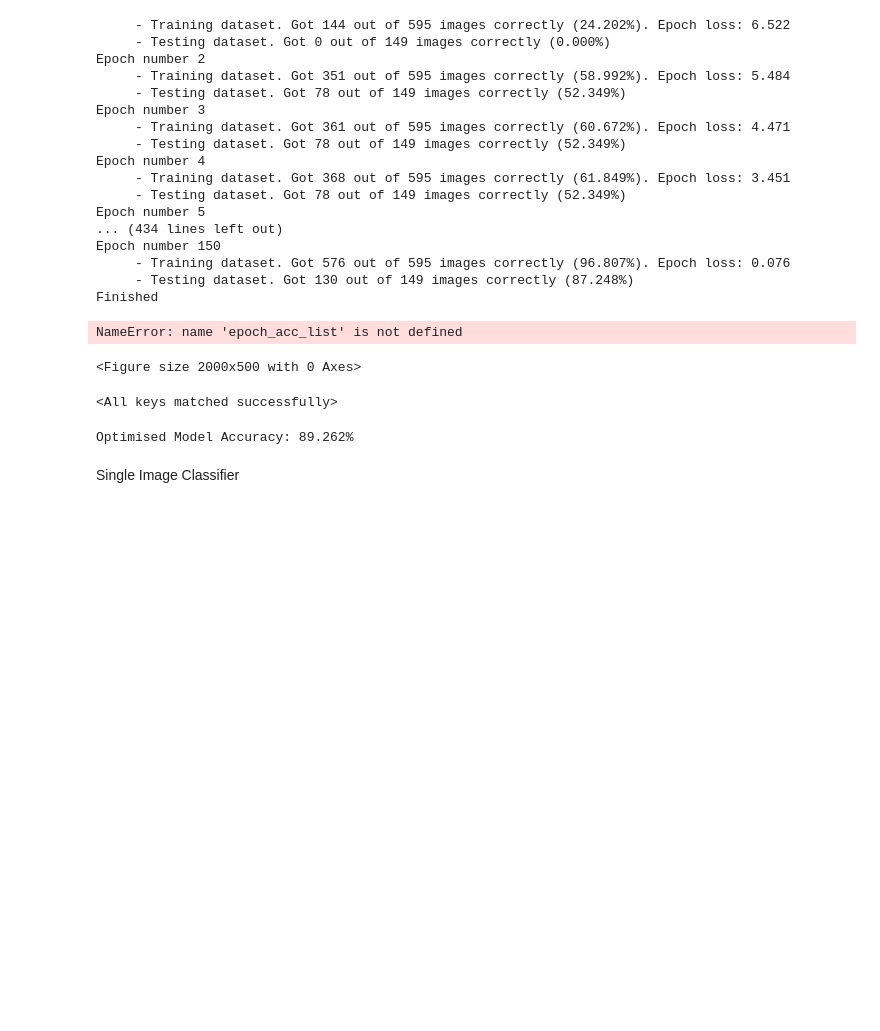
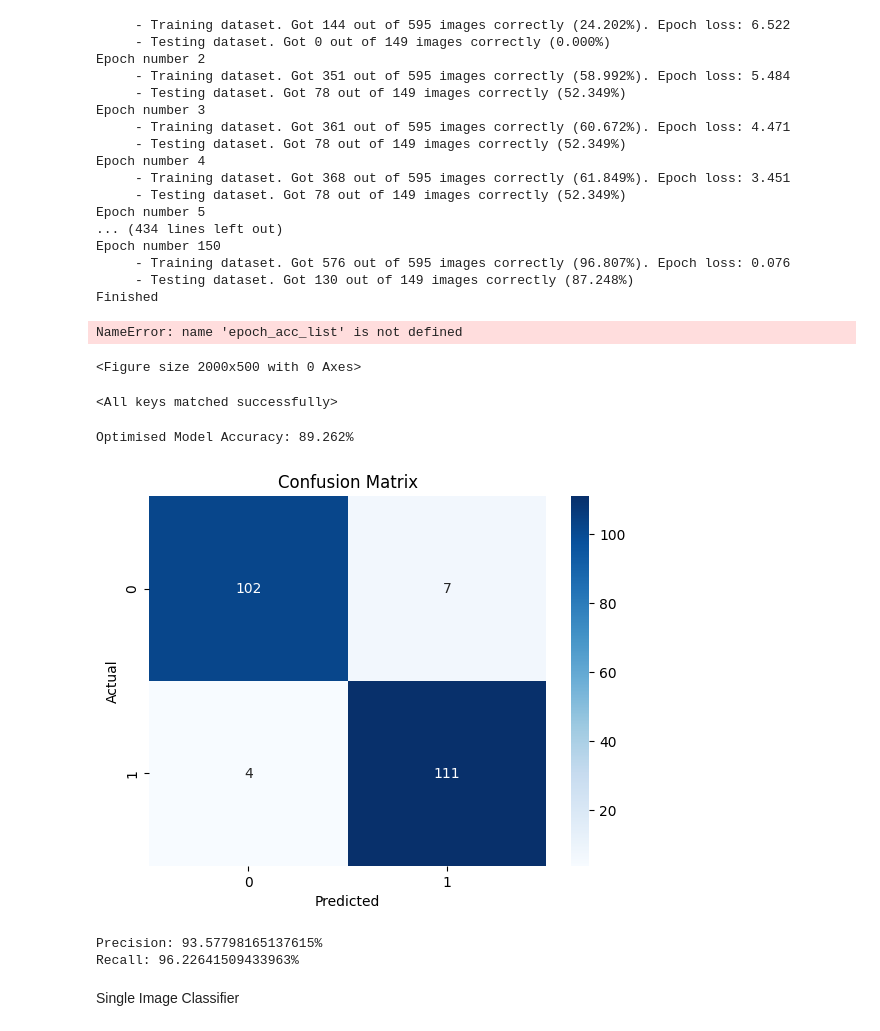
Before and after one commit to fzfzzfzzzfzzzz/IRC-breaking-bone, a Jupyter notebook: Efficientnet-b0.ipynb, the cells around one changed output. Cells and saved outputs as stored; diff of their text form; code cells hidden in the pictures; blank space fills up the shorter version.

Commit message:
Add gradcam and model diagnostics

```diff
--- a/Efficientnet-b0.ipynb
+++ b/Efficientnet-b0.ipynb
@@ -407,7 +323,7 @@ print('Best Accuracy: %.3f%%' %(best_acc))
 NameError: name 'epoch_acc_list' is not defined
 <Figure size 2000x500 with 0 Axes>
 # %%
-checkpoint = torch.load('model_best_checkpoint.pth.tar')
+checkpoint = torch.load('model_best_checkpoint (89.2%).pth.tar')
 efficientnet_model = models.efficientnet_b0(pretrained=False)
 num_classes = 2
 efficientnet_model.fc = nn.Linear(1280, num_classes)
@@ -422,3 +386,9 @@ Optimised Model Accuracy: 89.262%
+# %%
+model_diagnostics(efficientnet_model, test_loader)
+# %% [output]
+[figure, added]
+Precision: 93.57798165137615%
+Recall: 96.22641509433963%
 # %% [markdown]
 Single Image Classifier
 # %%
```
Also changed, not shown: parts of 11 cells of this notebook, 1 other file.
